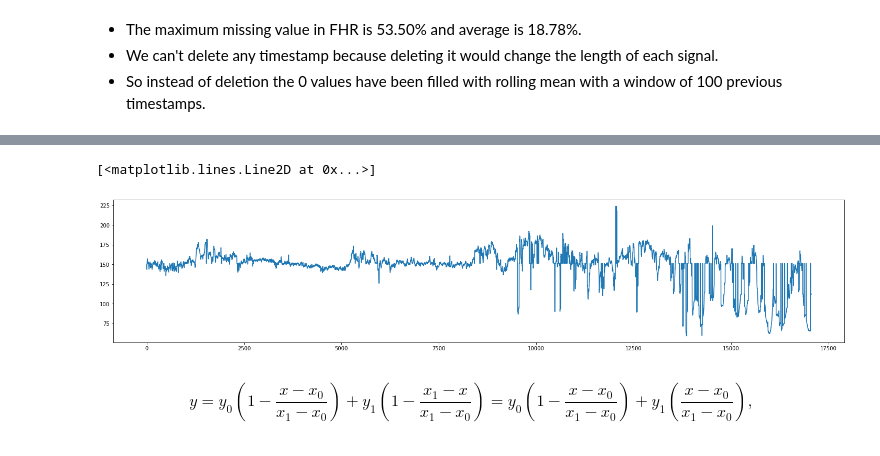
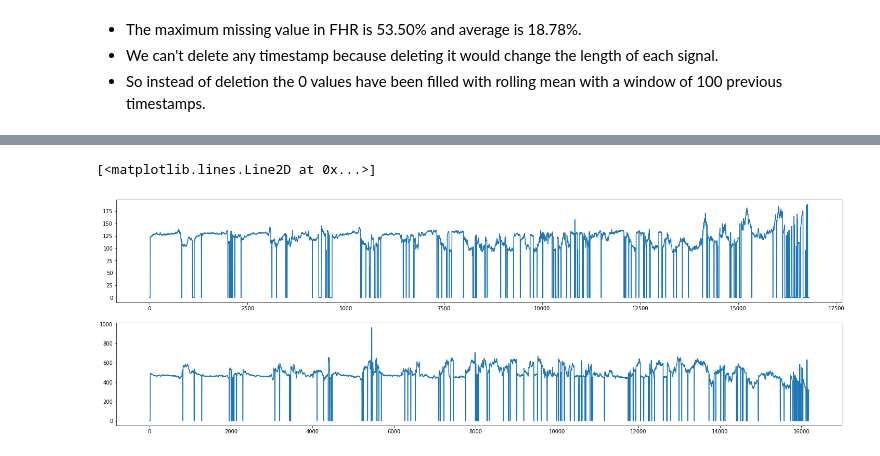
Before and after one commit to igeor/Cardiotocographic-Signal-Classification-based-on-Heart-Rate-Variability, a Jupyter notebook: analysis.ipynb, the cells around one changed output, grey strips where cells are left out. Drawn from its saved outputs; the diff is of its cells as text; code cells hidden in the pictures.

```diff
--- a/analysis.ipynb
+++ b/analysis.ipynb
@@ -239,0 +207,19 @@ data_frame.head()
+# %%
+def drop_zero_segments(df_input):
+    df = df_input.copy()
+    zeros = [0 for j in range(20)]
+
+    for row_i , fhr in df_input['Fhr'].iteritems():
+        fhr_list_out = list() # set an empty list
+        fhr_list = list(fhr) # get fhr of record row_i as list
+        i = 0
+        while(i < len(fhr_list) - 20): # iterate over fhr_list
+            if(fhr_list[i:i+20] != zeros):
+                fhr_list_out.append(fhr_list[i]);
+                i += 1
+            else:
+                i += 20
+        df.at[row_i, 'Fhr'] = fhr_list_out
+
+    return df
+df2 = drop_zero_segments(data_frame)
@@ -250,5 +250,13 @@ ax[3].plot(data_frame.iloc[0]['Fhr'])
-# %%
-for row_i , fhr in data_frame['Fhr'].iteritems():
-    median = fhr.median()
-    data_frame.iloc[row_i]['Fhr'] = fhr.mask(fhr > median * 0.25, median)
-    data_frame.iloc[row_i]['Fhr'] = fhr.mask(fhr < median * 0.25, median)
+# %%
+def df_to_ms(df_input):
+    '''
+    Convert bpm to miliseconds
+    '''
+    df = df_input.copy()
+    for row_i, fhr in df['Fhr'].iteritems():
+        fhr_ms = [60000 / x if x != 0 else 0.1 for x in fhr]
+        df.at[row_i, 'Fhr'] = fhr_ms
+    return df
+
+df3 = df_to_ms(df2)
+df3
@@ -255,11 +277,8 @@ for row_i , fhr in data_frame['Fhr'].iteritems():
 # %%
-fig,ax = plt.subplots(1,1, figsize=(25,5))
-ax.plot(data_frame.iloc[0]['Fhr'])
+fig,ax = plt.subplots(2,1, figsize=(25,8))
+
+ax[0].plot(data_frame.iloc[2]['Fhr'])
+ax[1].plot(df3.iloc[2]['Fhr'])
 # %% [output]
 [<matplotlib.lines.Line2D at 0x...>]
-[figure, old version]
+[figure, new version]
-# %%
-%%latex
-$$ {\displaystyle y=y_{0}\left(1-{\frac {x-x_{0}}{x_{1}-x_{0}}}\right)+y_{1}\left(1-{\frac {x_{1}-x}{x_{1}-x_{0}}}\right)=y_{0}\left(1-{\frac {x-x_{0}}{x_{1}-x_{0}}}\right)+y_{1}\left({\frac {x-x_{0}}{x_{1}-x_{0}}}\right),} $$
-# %% [output]
-$$ {\displaystyle y=y_{0}\left(1-{\frac {x-x_{0}}{x_{1}-x_{0}}}\right)+y_{1}\left(1-{\frac {x_{1}-x}{x_{1}-x_{0}}}\right)=y_{0}\left(1-{\frac {x-x_{0}}{x_{1}-x_{0}}}\right)+y_{1}\left({\frac {x-x_{0}}{x_{1}-x_{0}}}\right),} $$
```
Also changed, not shown: parts of 20 cells of this notebook.
